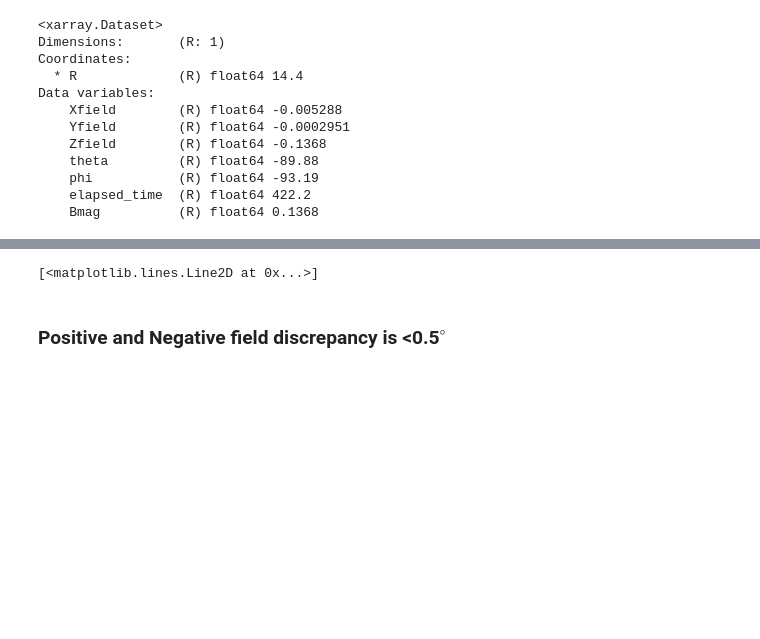
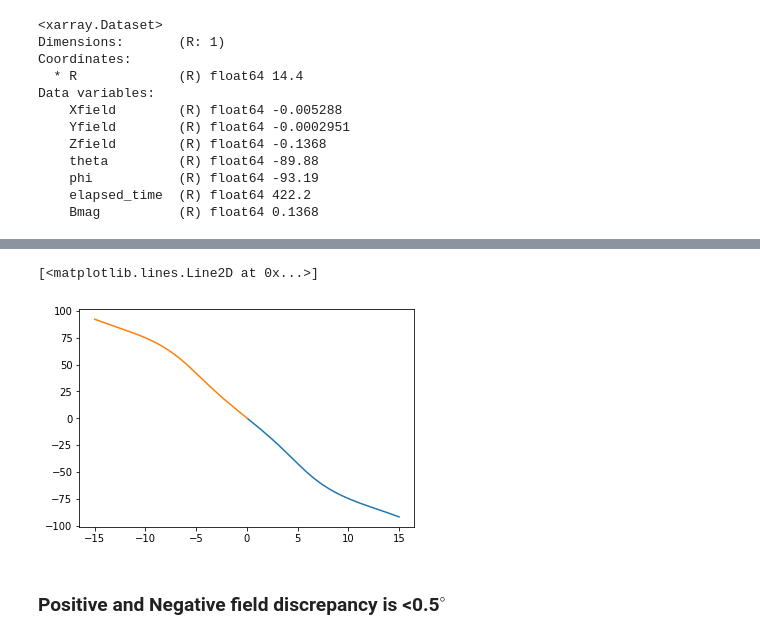
Before and after one commit to jeraldtm/Icarus, a Jupyter notebook: icarus_calib_shims.ipynb, the cells around one changed output, grey strips where cells are left out. Drawn from its saved outputs; the diff is of its cells as text; code cells hidden in the pictures; blank space fills up the shorter version.

```diff
--- a/icarus_calib_shims.ipynb
+++ b/icarus_calib_shims.ipynb
@@ -341,4 +348,4 @@ vn_rn = vn[vn.R<0]
 # %%
-plt.plot(vp_rp.R, vp_rp.theta)
-plt.plot(vp_rn.R, vp_rn.theta)
+plt.plot(v5p_rp.R, v5p_rp.theta)
+plt.plot(v5p_rn.R, v5p_rn.theta)
 # %% [output]
@@ -347,4 +352,5 @@ plt.plot(vp_rn.R, vp_rn.theta)
 [<matplotlib.lines.Line2D at 0x...>]
+[figure, added]
 # %% [markdown]
 ### Positive and Negative field discrepancy is <0.5$^\circ$
 # %%
```
Also changed, not shown: parts of 34 cells of this notebook, 2 other files.
